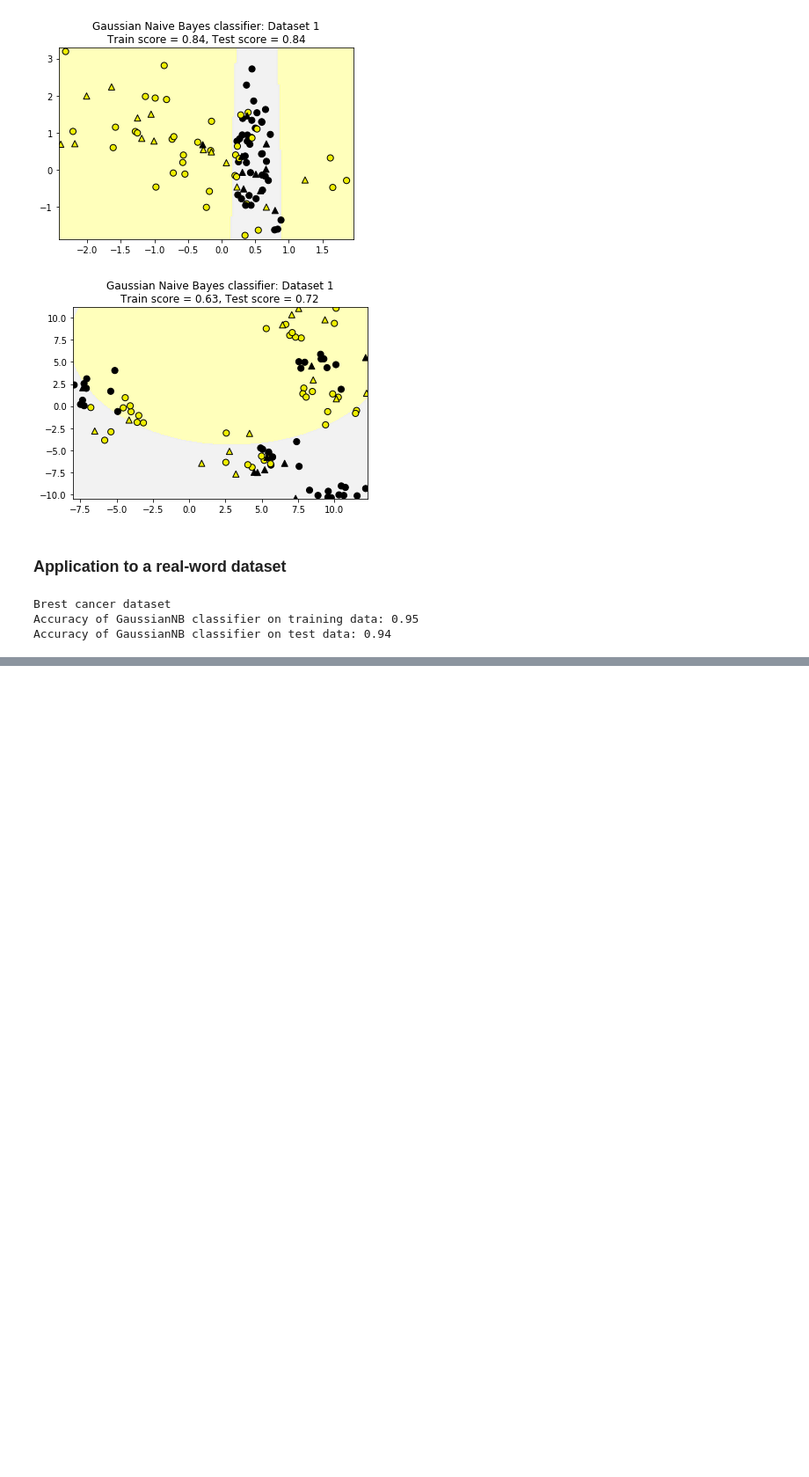
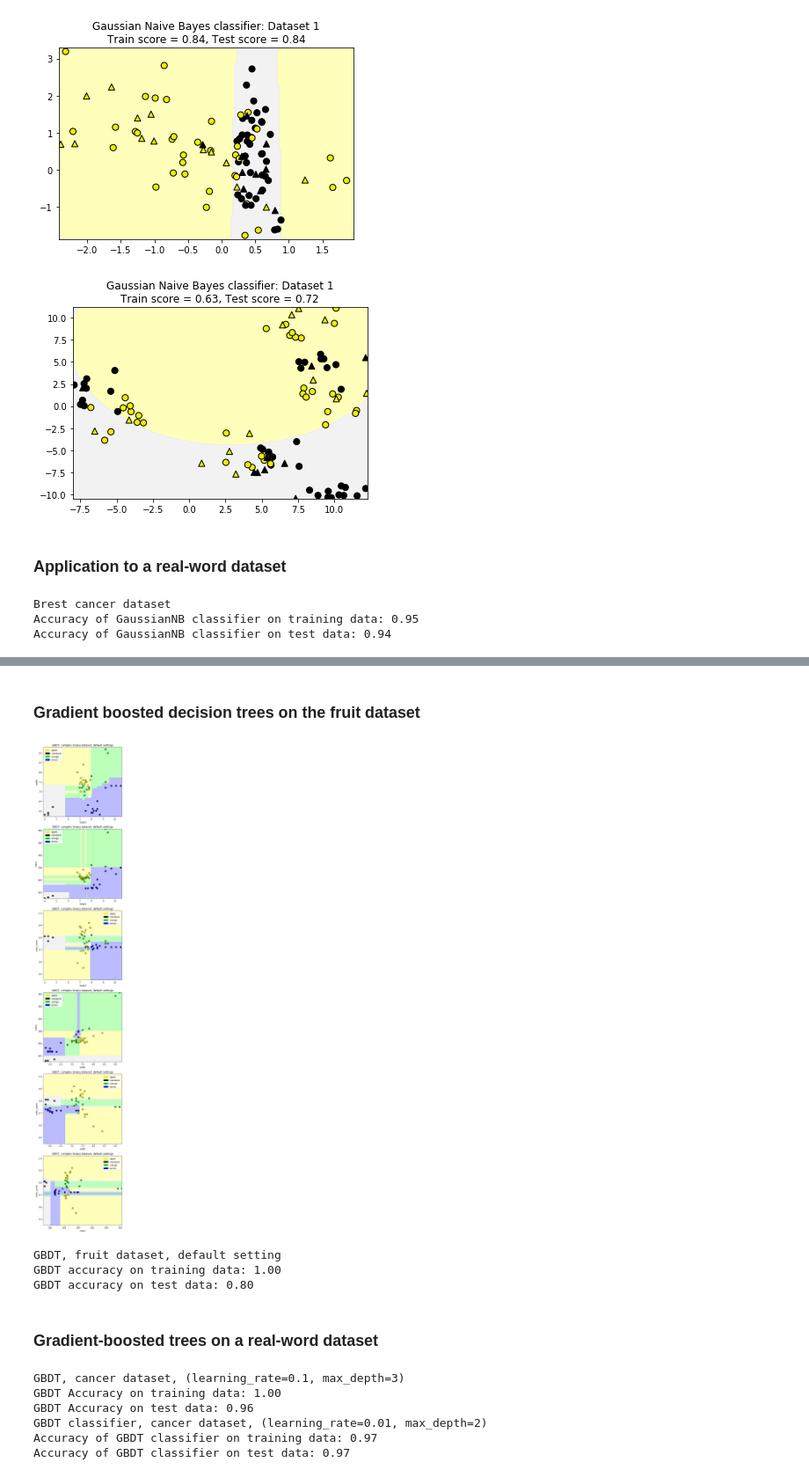
Before and after one commit to djaballah/Applied-Machine-Learning, a Jupyter notebook: module 4/module3-notebook.ipynb, the cells around one changed output, grey strips where cells are left out. Shown: that part at 88% size. Cells and saved outputs as stored; diff of their text form; code cells hidden in the pictures; blank space fills up the shorter version.

```diff
--- a/module 4/module3-notebook.ipynb
+++ b/module 4/module3-notebook.ipynb
@@ -124,0 +225,71 @@ Accuracy of GaussianNB classifier on test data: 0.94
+# %% [markdown]
+### Gradient boosted decision trees on the fruit dataset
+# %%
+from sklearn.ensemble import GradientBoostingClassifier
+from sklearn.model_selection import train_test_split
+from adspy_shared_utilities import plot_class_regions_for_classifier_subplot
+
+X_train, X_test, y_train, y_test = train_test_split(X_fruits.as_matrix(), y_fruits.as_matrix(), random_state=0)
+pair_list = [[0,1], [0,2], [0,3], [1,2], [1,3], [2,3]]
+
+fig, subaxes = plt.subplots(6, 1, figsize=(6, 32))
+
+for pair, ax in zip(pair_list, subaxes):
+    X = X_train[:, pair]
+    y = y_train
+    clf = GradientBoostingClassifier()
+    clf.fit(X, y)
+    plot_class_regions_for_classifier_subplot(clf, X, y, None,
+                                             None, title, ax,
+                                             target_names_fruits)
+
+    ax.set_xlabel(feature_names_fruits[pair[0]])
+    ax.set_ylabel(feature_names_fruits[pair[1]])
+
+plt.tight_layout()
+plt.show()
+
+clf = GradientBoostingClassifier()
+clf.fit(X_train, y_train)
+print('GBDT, fruit dataset, default setting')
+print('GBDT accuracy on training data: {:.2f}'.
+     format(clf.score(X_train, y_train)))
+print('GBDT accuracy on test data: {:.2f}'.
+     format(clf.score(X_test, y_test)))
+# %% [output]
+[figure, added]
+GBDT, fruit dataset, default setting
+GBDT accuracy on training data: 1.00
+GBDT accuracy on test data: 0.80
+# %% [markdown]
+### Gradient-boosted trees on a real-word dataset
+# %%
+from sklearn.ensemble import GradientBoostingClassifier
+from sklearn.model_selection import train_test_split
+
+X_train, X_test, y_train, y_test = train_test_split(X_cancer, y_cancer, random_state=0)
+
+clf = GradientBoostingClassifier(random_state=0)
+clf.fit(X_train, y_train)
+
+print('GBDT, cancer dataset, (learning_rate=0.1, max_depth=3)')
+print('GBDT Accuracy on training data: {:.2f}'.
+     format(clf.score(X_train, y_train)))
+print('GBDT Accuracy on test data: {:.2f}'.
+     format(clf.score(X_test, y_test)))
+
+clf = GradientBoostingClassifier(learning_rate=0.01, max_depth=2, random_state=0)
+clf.fit(X_train, y_train)
+
+print('GBDT classifier, cancer dataset, (learning_rate=0.01, max_depth=2)')
+print('Accuracy of GBDT classifier on training data: {:.2f}'.
+     format(clf.score(X_train, y_train)))
+print('Accuracy of GBDT classifier on test data: {:.2f}'.
+     format(clf.score(X_test, y_test)))
+# %% [output]
+GBDT, cancer dataset, (learning_rate=0.1, max_depth=3)
+GBDT Accuracy on training data: 1.00
+GBDT Accuracy on test data: 0.96
+GBDT classifier, cancer dataset, (learning_rate=0.01, max_depth=2)
+Accuracy of GBDT classifier on training data: 0.97
+Accuracy of GBDT classifier on test data: 0.97
```
Also changed, not shown: parts of 9 cells of this notebook.
